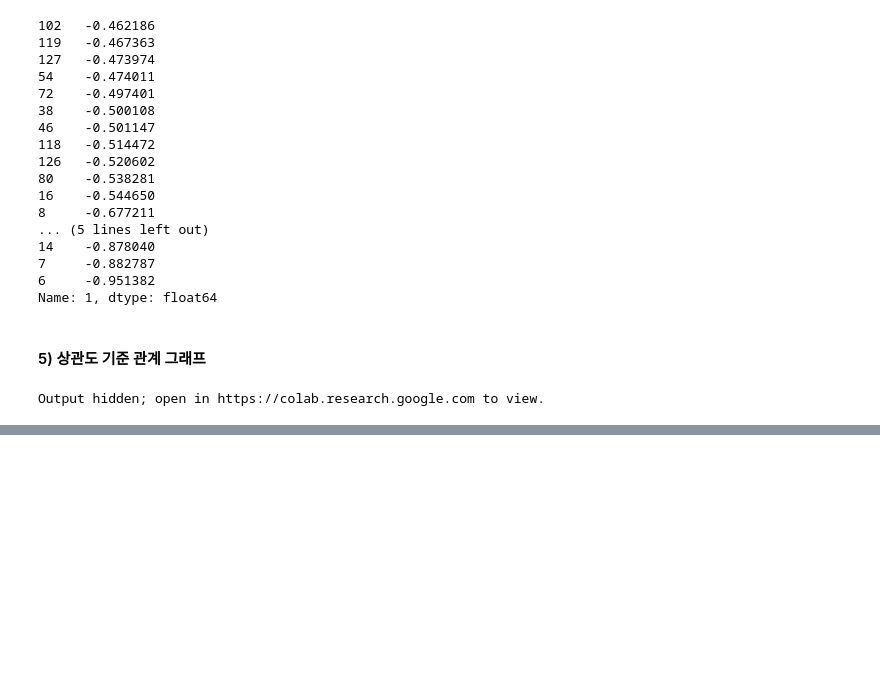
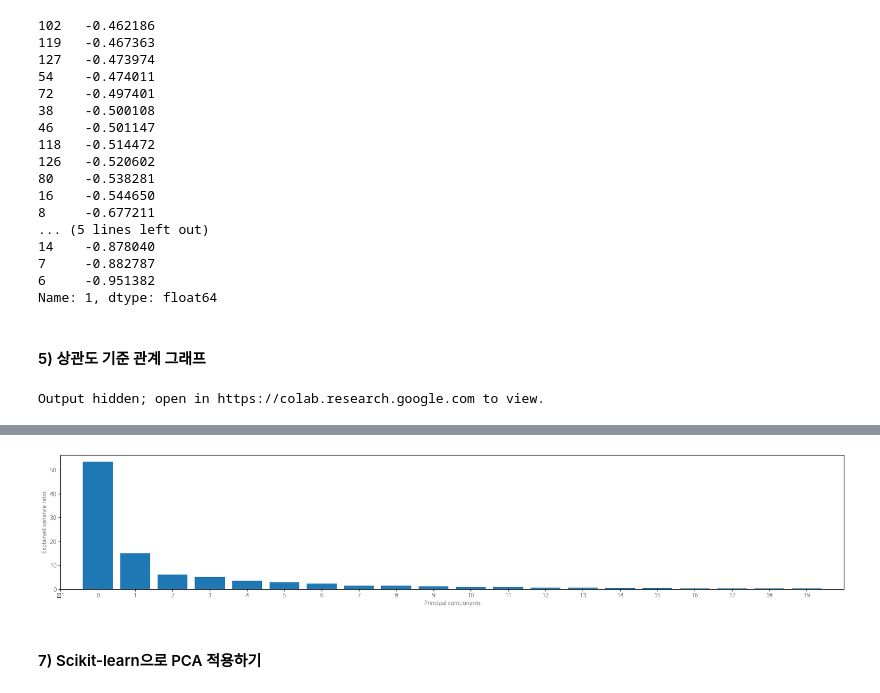
Before and after one commit to yunyun3599/MLStudy, a Jupyter notebook: Data_Anaylsis_And_Machine_Learning/11_gas_sensor_array_drift_at_different_concentrations/gas_sensor_array_drift_at_different_concentrations.ipynb, the cells around one changed output, grey strips where cells are left out. Cells and saved outputs as stored; diff of their text form; code cells hidden in the pictures; blank space fills up the shorter version.

```diff
--- a/Data_Anaylsis_And_Machine_Learning/11_gas_sensor_array_drift_at_different_concentrations/gas_sensor_array_drift_at_different_concentrations.ipynb
+++ b/Data_Anaylsis_And_Machine_Learning/11_gas_sensor_array_drift_at_different_concentrations/gas_sensor_array_drift_at_different_concentrations.ipynb
@@ -285,0 +428,12 @@ Output hidden; open in https://colab.research.google.com to view.
+# %%
+plt.figure(figsize=(20, 4))
+plt.bar(range(128), var_exp)
+plt.ylabel('Explained variance ratio')
+plt.xlabel('Principal components')
+plt.xlim(0, 20)
+plt.xticks(range(-1, 20))
+plt.tight_layout()
+# %% [output]
+[figure, added]
+# %% [markdown]
+#### 7) Scikit-learn으로 PCA 적용하기
```
Also changed, not shown: parts of 26 cells of this notebook.
